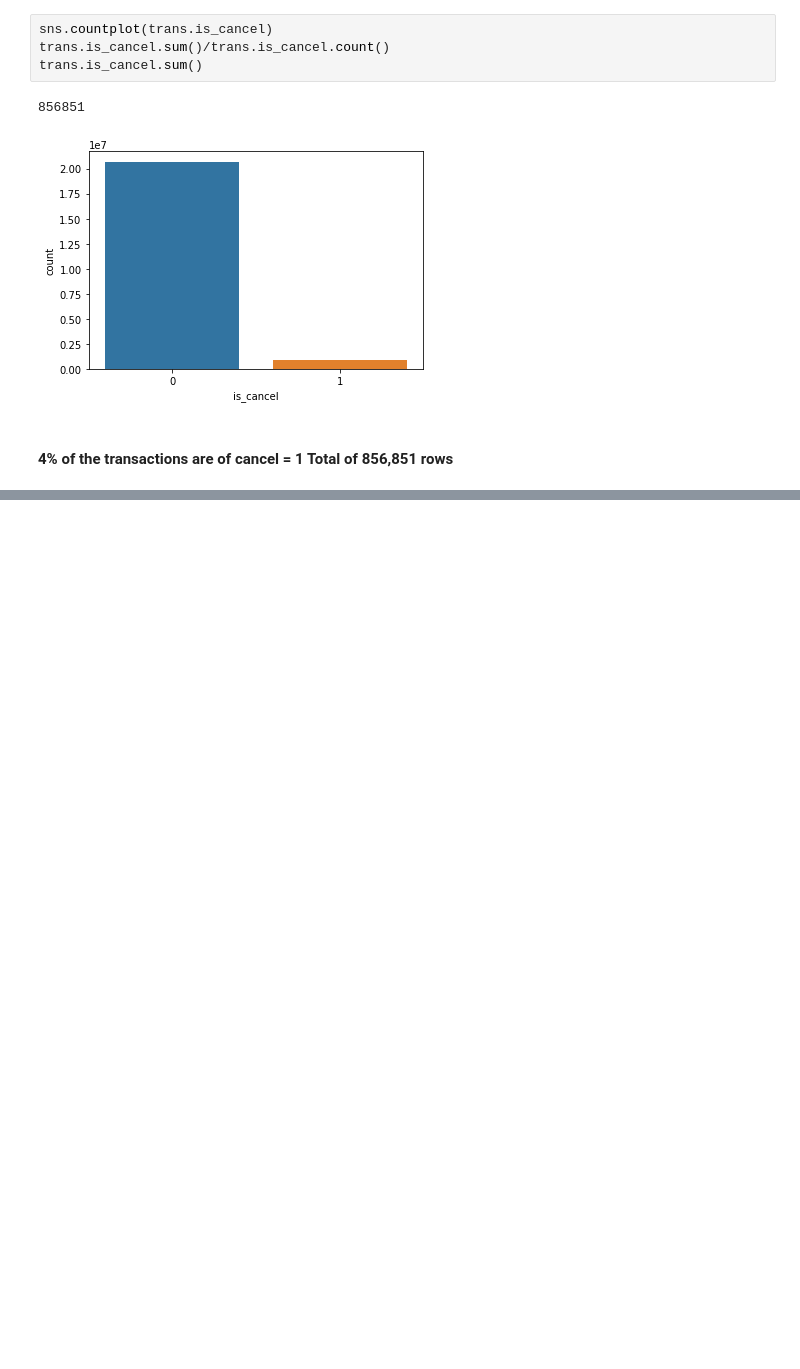
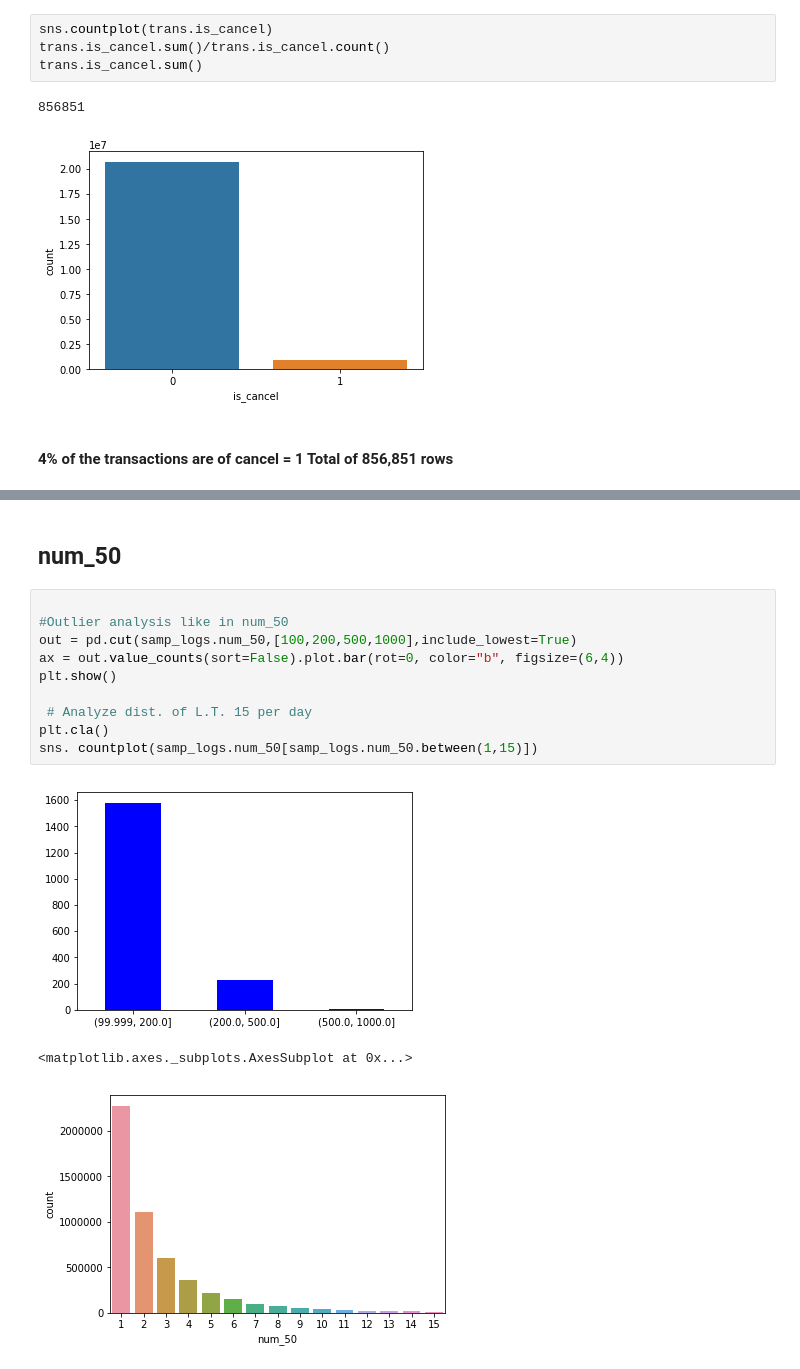
Before and after one commit to yanivbarlev/Project, a Jupyter notebook: Proposal.ipynb, the cells around one changed output, grey strips where cells are left out. Cells and saved outputs as stored; diff of their text form; blank space fills up the shorter version.

```diff
--- a/Proposal.ipynb
+++ b/Proposal.ipynb
@@ -417,0 +476,16 @@ trans.is_cancel.sum()
+# %% [markdown]
+## num_50
+# %%
+
+#Outlier analysis like in num_50
+out = pd.cut(samp_logs.num_50,[100,200,500,1000],include_lowest=True)
+ax = out.value_counts(sort=False).plot.bar(rot=0, color="b", figsize=(6,4))
+plt.show()
+
+ # Analyze dist. of L.T. 15 per day
+plt.cla()
+sns. countplot(samp_logs.num_50[samp_logs.num_50.between(1,15)])
+# %% [output]
+[figure, added]
+<matplotlib.axes._subplots.AxesSubplot at 0x...>
+[figure, added]
```
Also changed, not shown: parts of 22 cells of this notebook.
